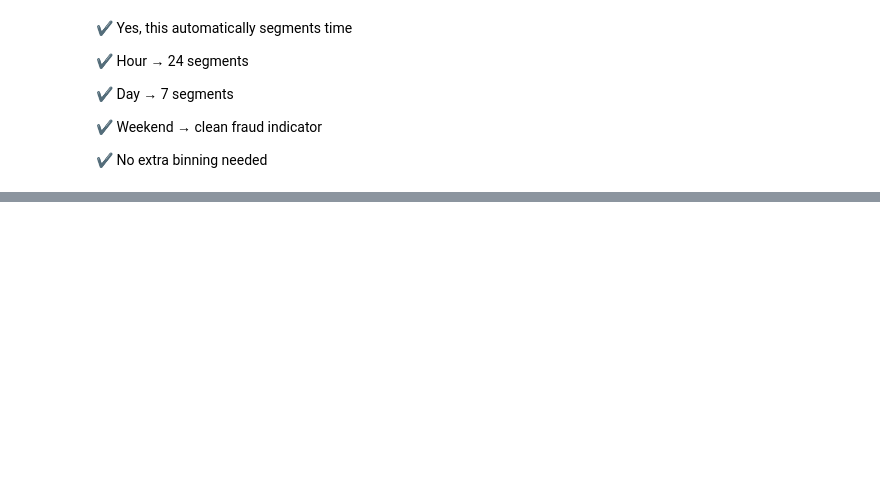
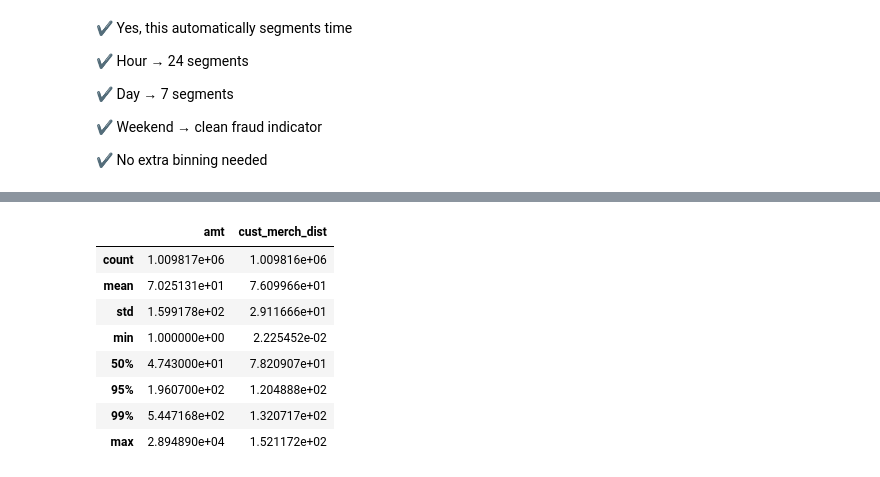
Before and after one commit to Harsh28-raj/credit-card-fraud-detection, a Jupyter notebook: credit_crd_frd.ipynb, the cells around one changed output, grey strips where cells are left out. Saved outputs shown, nothing was run; the diff lists cells and outputs as text; code cells hidden in the pictures; blank space fills up the shorter version.

```diff
--- a/credit_crd_frd.ipynb
+++ b/credit_crd_frd.ipynb
@@ -395,2 +175,14 @@ df[["amt", "log_amt", "hour", "dayofweek", "is_weekend", "cust_merch_dist"]].hea
 # %%
 df = df.drop(columns=["amt_range"])
+# %%
+df[["amt", "cust_merch_dist"]].describe(percentiles=[0.95, 0.99])
+# %% [output]
+|  | amt | cust_merch_dist |
+| count | 1.009817e+06 | 1.009816e+06 |
+| mean | 7.025131e+01 | 7.609966e+01 |
+| std | 1.599178e+02 | 2.911666e+01 |
+| min | 1.000000e+00 | 2.225452e-02 |
+| 50% | 4.743000e+01 | 7.820907e+01 |
+| 95% | 1.960700e+02 | 1.204888e+02 |
+| 99% | 5.447168e+02 | 1.320717e+02 |
+| max | 2.894890e+04 | 1.521172e+02 |
```
Also changed, not shown: parts of 29 cells of this notebook.
